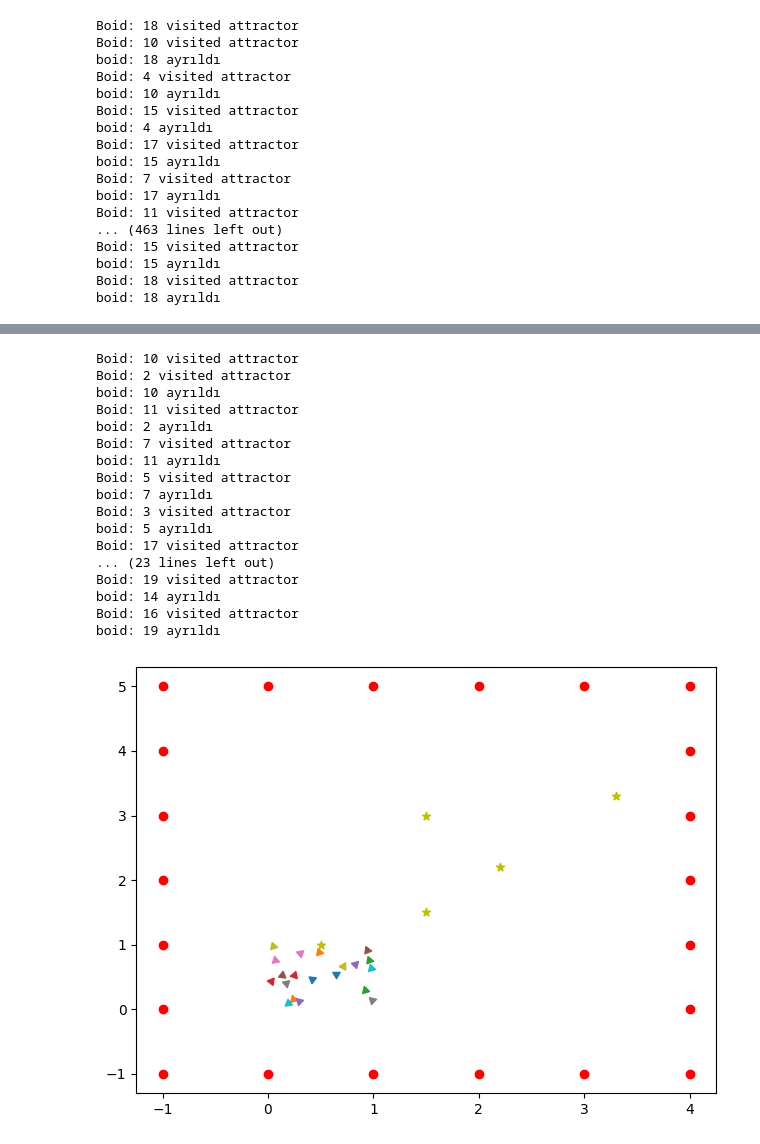
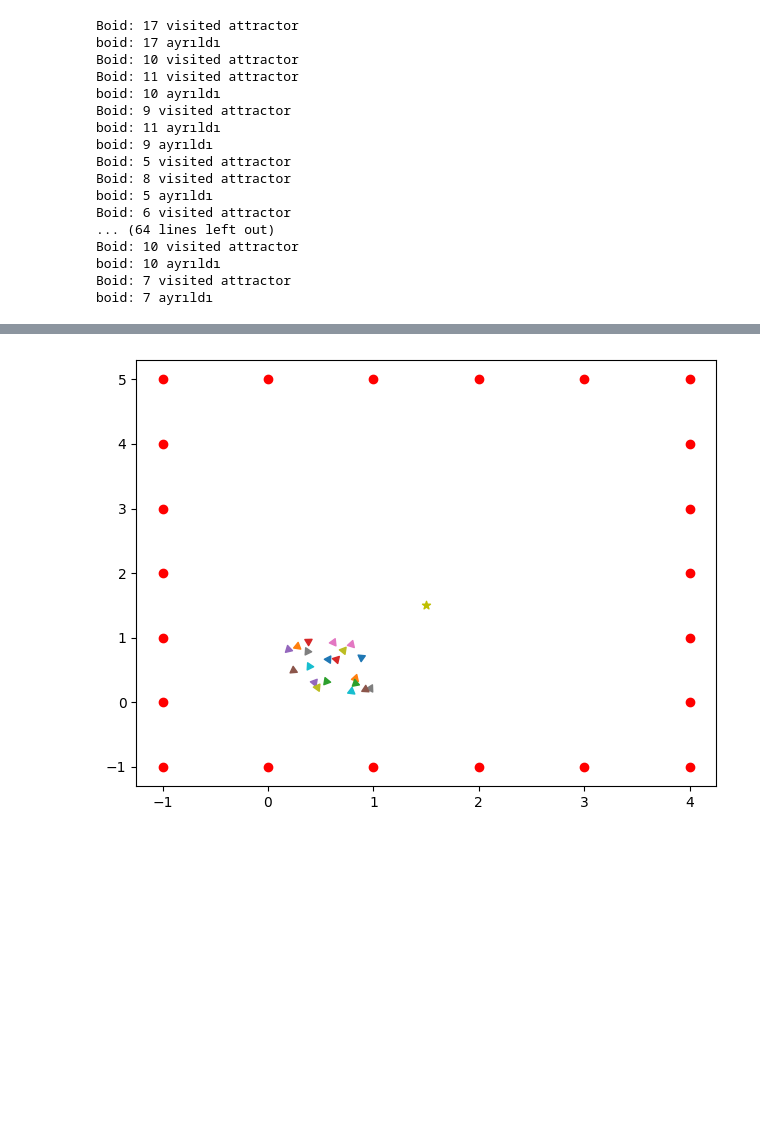
Before and after one commit to Ismail-Armutcu/Algorithms-for-Interactive-Sytems, a Jupyter notebook: MMI513_PA6_BeeDroids.ipynb, the cells around one changed output, grey strips where cells are left out. Saved outputs shown, nothing was run; the diff lists cells and outputs as text; code cells hidden in the pictures; blank space fills up the shorter version.

```diff
--- a/MMI513_PA6_BeeDroids.ipynb
+++ b/MMI513_PA6_BeeDroids.ipynb
@@ -7,7 +7,7 @@ from matplotlib import animation
 from IPython.display import HTML
 # %%
 DAVOIDANCE = 3
-DATTRACTANCE = 2
+DATTRACTANCE = 0.3
 ATTRACTANCETIME = 2
 
 def unitvector(vec):
@@ -471,71 +470,54 @@ def update(frame):
     if frame == 0:
       positionsObstacle = [np.array([-1, 5]),np.array([0, 5]),np.array([1, 5]),np.array([2, 5]),np.array([3, 5]),np.array([4, 5]),
                      np.array([4, 4]),np.array([4, 3]),np.array([4, 2]),np.array([4, 1]),np.array([4, 0]),np.array([4, -1]),
                      np.array([3, -1]),np.array([2, -1]),np.array([1, -1]),np.array([0, -1]),np.array([-1, -1]),
                      np.array([-1, 0]),np.array([-1, 1]),np.array([-1, 2]),np.array([-1, 3]),np.array([-1, 4])]
       radiiObstacle = [0.1]*22
-      positionsAttractor = [np.array([0.5, 1.]), np.array([1.5, 1.5]), np.array([2.2,2.2]), np.array([3.3,3.3]), np.array([1.5,3.])]
-      radiiAttractor = [0.1, 0.1, 0.1, 0.1, 0.1]
-      """positionsObstacle = [np.array([-.5, 5.])]
-      radiiObstacle = [0.1]
-      positionsAttractor = [np.array([1.1, 1.1])]
-      radiiAttractor = [0.1]"""
+      #positionsAttractor = [np.array([0.5, 1.]), np.array([1.5, 1.5]), np.array([2.2,2.2]), np.array([3.3,3.3]), np.array([1.5,3.])]
+      #radiiAttractor = [0.1, 0.1, 0.1, 0.1, 0.1]
+      #positionsObstacle = [np.array([-.5, 5.])]
+      #radiiObstacle = [0.1]
+      positionsAttractor = [np.array([1.5, 1.5])]
+      radiiAttractor = [0.1]
       obsset = obstacleset(positionsObstacle, radiiObstacle)
       aset = attractorset(positionsAttractor, radiiAttractor)
       F = flockset(20, [0, 1], [0, 1], 0.1, 1., obsset, 5)
 
     ax.clear()
     fig,ax = plotobstacleset(obsset,fig,ax)
     fig,ax = plotflockset(F, fig,ax)
     fig,ax = plotattractorset(aset,fig,ax)
     F = flock(F, obsset,aset)
 
 
     fig.tight_layout()
 
 
 
 
 ani = animation.FuncAnimation(fig, update, frames=50, interval=100, blit=False)
 ani.save('set.gif', writer='pillow')
 HTML(ani.to_html5_video())
 # %% [output]
-Boid: 18 visited attractor
+Boid: 17 visited attractor
+boid: 17 ayrıldı
 Boid: 10 visited attractor
-boid: 18 ayrıldı
-Boid: 4 visited attractor
+Boid: 11 visited attractor
 boid: 10 ayrıldı
-Boid: 15 visited attractor
-boid: 4 ayrıldı
-Boid: 17 visited attractor
-boid: 15 ayrıldı
+Boid: 9 visited attractor
+boid: 11 ayrıldı
+boid: 9 ayrıldı
+Boid: 5 visited attractor
+Boid: 8 visited attractor
+boid: 5 ayrıldı
+Boid: 6 visited attractor
+... (64 lines left out)
+Boid: 10 visited attractor
+boid: 10 ayrıldı
 Boid: 7 visited attractor
-boid: 17 ayrıldı
-Boid: 11 visited attractor
-... (463 lines left out)
-Boid: 15 visited attractor
-boid: 15 ayrıldı
-Boid: 18 visited attractor
-boid: 18 ayrıldı
+boid: 7 ayrıldı
 [interactive output not drawn]
-Boid: 10 visited attractor
-Boid: 2 visited attractor
-boid: 10 ayrıldı
-Boid: 11 visited attractor
-boid: 2 ayrıldı
-Boid: 7 visited attractor
-boid: 11 ayrıldı
-Boid: 5 visited attractor
-boid: 7 ayrıldı
-Boid: 3 visited attractor
-boid: 5 ayrıldı
-Boid: 17 visited attractor
-... (23 lines left out)
-Boid: 19 visited attractor
-boid: 14 ayrıldı
-Boid: 16 visited attractor
-boid: 19 ayrıldı
-[figure, old version]
+[figure, new version]
 # %%
 positionsAttractor = [np.array([-.5, 4.]), np.array([.5, 2]), np.array([2.,1.]), np.array([4.,3.]), np.array([6.,3.])]
 radiiAttractor = [0.1, 0.1, 0.1, 0.1, 0.1]
```
Also changed, not shown: parts of 3 cells of this notebook.
